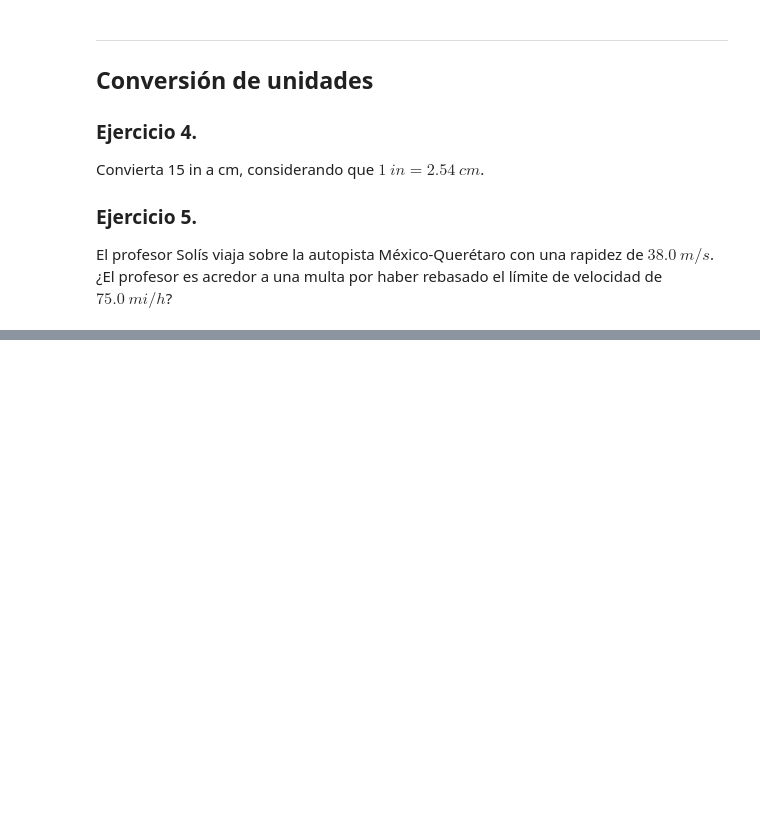
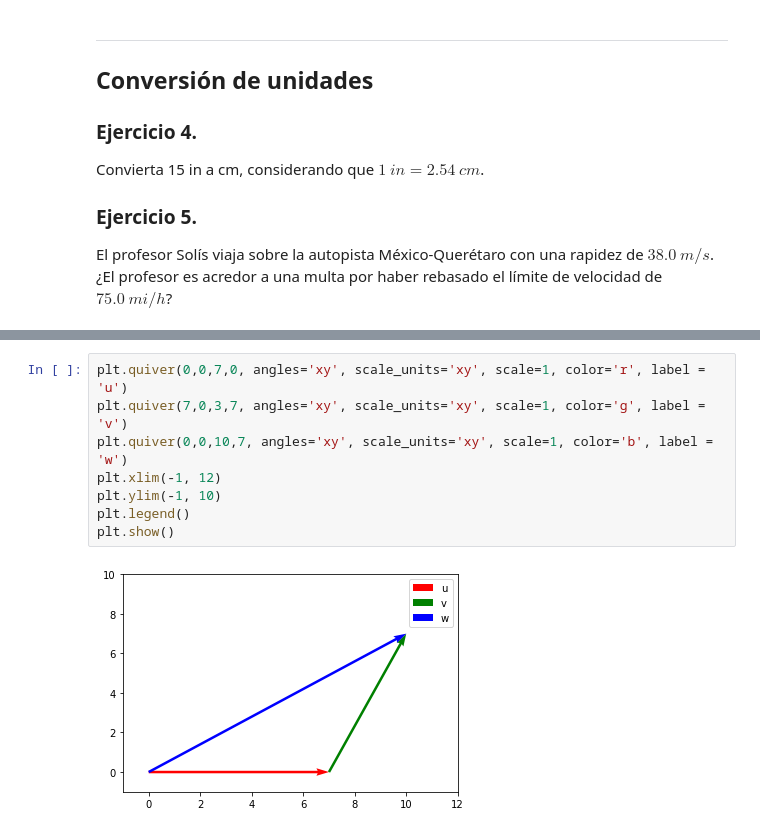
Before and after one commit to jesolisp/MEC_CLAS_2022_2, a Jupyter notebook: UI/Unidad_I.ipynb, the cells around one changed output, grey strips where cells are left out. Cells and saved outputs as stored; diff of their text form; blank space fills up the shorter version.

```diff
--- a/UI/Unidad_I.ipynb
+++ b/UI/Unidad_I.ipynb
@@ -139,0 +210,10 @@ El profesor Solís viaja sobre la autopista México-Querétaro con una rapidez d
+# %%
+plt.quiver(0,0,7,0, angles='xy', scale_units='xy', scale=1, color='r', label = 'u')
+plt.quiver(7,0,3,7, angles='xy', scale_units='xy', scale=1, color='g', label = 'v')
+plt.quiver(0,0,10,7, angles='xy', scale_units='xy', scale=1, color='b', label = 'w')
+plt.xlim(-1, 12)
+plt.ylim(-1, 10)
+plt.legend()
+plt.show()
+# %% [output]
+[figure, added]
```
Also changed, not shown: parts of 23 cells of this notebook.
